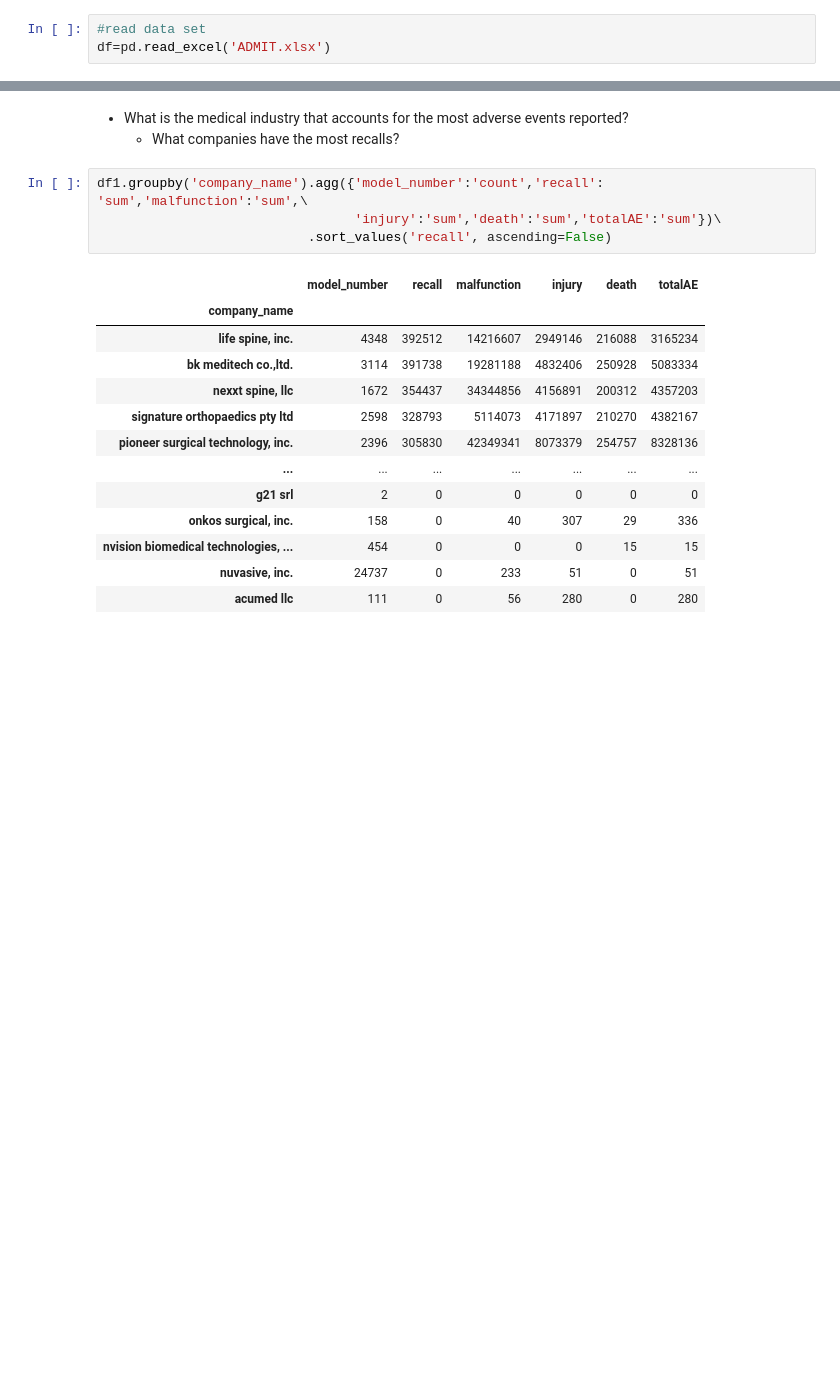
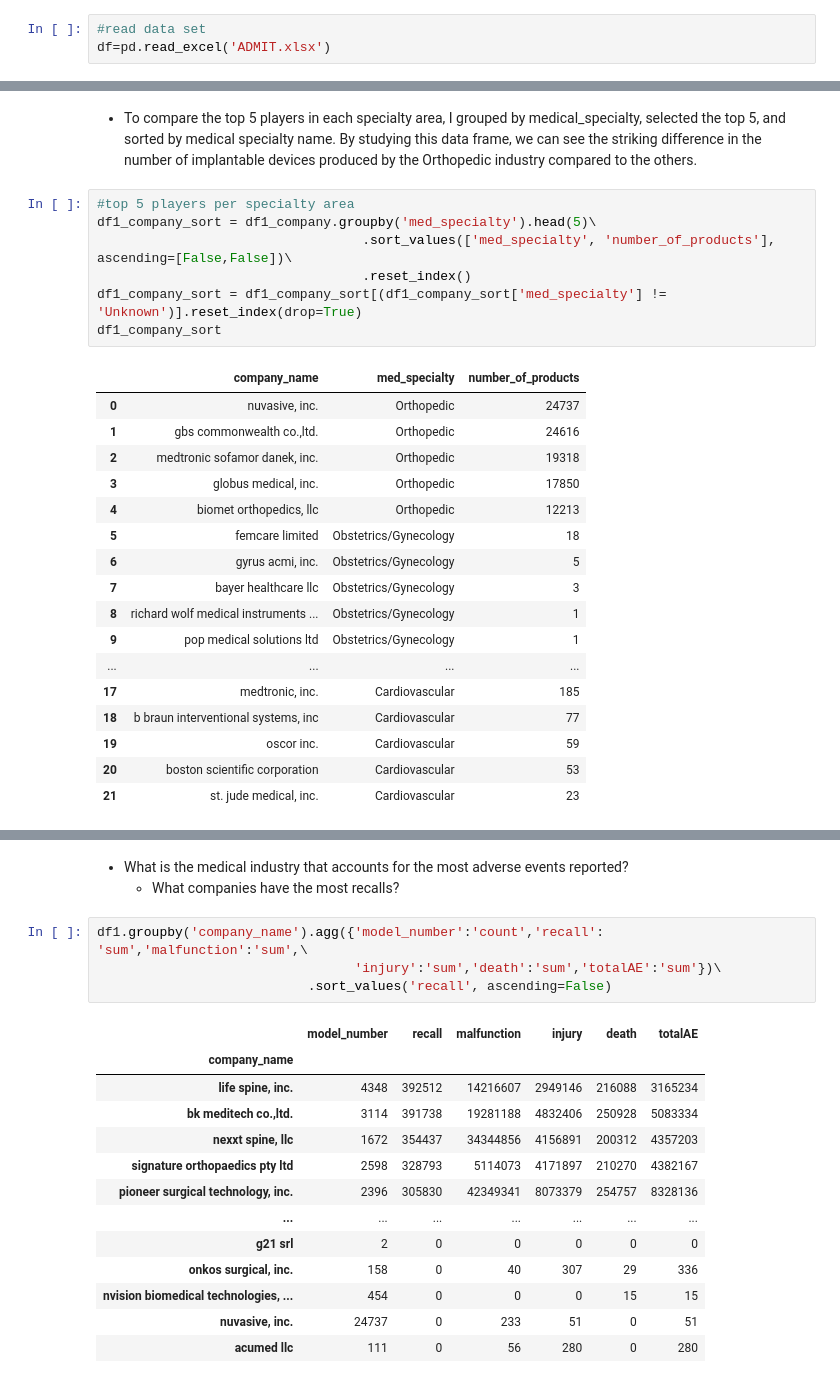
Before and after one commit to neizalazo/medical_devices_py, a Jupyter notebook: Medical_Devices.ipynb, the cells around one changed output, grey strips where cells are left out. Cells and saved outputs as stored; diff of their text form; blank space fills up the shorter version.

```diff
--- a/Medical_Devices.ipynb
+++ b/Medical_Devices.ipynb
@@ -89,0 +121,27 @@ df1.groupby(['company_name','med_specialty']).agg({'model_number':'count'})\
+# %% [markdown]
+- To compare the top 5 players in each specialty area, I grouped by medical_specialty, selected the top 5, and sorted by medical specialty name. By studying this data frame, we can see the striking difference in the number of implantable devices produced by the Orthopedic industry compared to the others.
+# %%
+#top 5 players per specialty area
+df1_company_sort = df1_company.groupby('med_specialty').head(5)\
+                                  .sort_values(['med_specialty', 'number_of_products'], ascending=[False,False])\
+                                  .reset_index()
+df1_company_sort = df1_company_sort[(df1_company_sort['med_specialty'] != 'Unknown')].reset_index(drop=True)
+df1_company_sort
+# %% [output]
+|  | company_name | med_specialty | number_of_products |
+| 0 | nuvasive, inc. | Orthopedic | 24737 |
+| 1 | gbs commonwealth co.,ltd. | Orthopedic | 24616 |
+| 2 | medtronic sofamor danek, inc. | Orthopedic | 19318 |
+| 3 | globus medical, inc. | Orthopedic | 17850 |
+| 4 | biomet orthopedics, llc | Orthopedic | 12213 |
+| 5 | femcare limited | Obstetrics/Gynecology | 18 |
+| 6 | gyrus acmi, inc. | Obstetrics/Gynecology | 5 |
+| 7 | bayer healthcare llc | Obstetrics/Gynecology | 3 |
+| 8 | richard wolf medical instruments ... | Obstetrics/Gynecology | 1 |
+| 9 | pop medical solutions ltd | Obstetrics/Gynecology | 1 |
+| ... | ... | ... | ... |
+| 17 | medtronic, inc. | Cardiovascular | 185 |
+| 18 | b braun interventional systems, inc | Cardiovascular | 77 |
+| 19 | oscor inc. | Cardiovascular | 59 |
+| 20 | boston scientific corporation | Cardiovascular | 53 |
+| 21 | st. jude medical, inc. | Cardiovascular | 23 |
```
Also changed, not shown: parts of 22 cells of this notebook.
